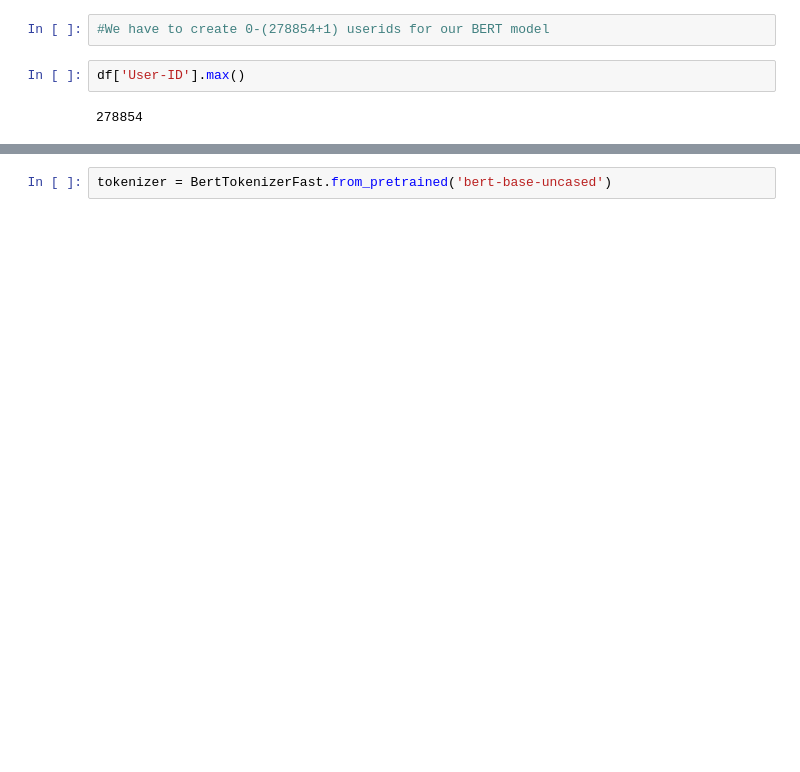
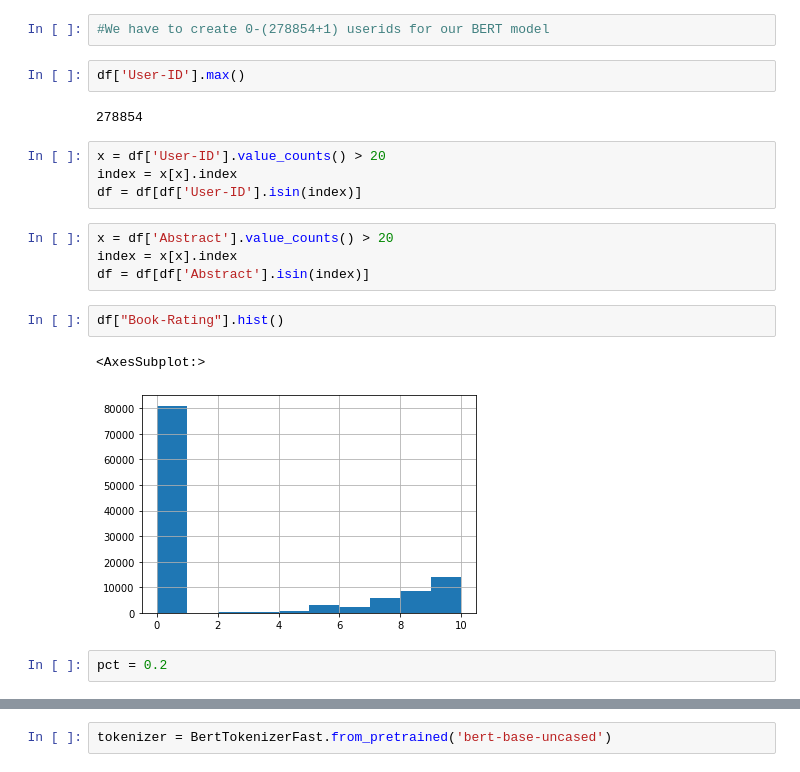
Before and after one commit to ekvall93/bookrecommendation, a Jupyter notebook: notebooks/PreProcessData-Ranker.ipynb, the cells around one changed output, grey strips where cells are left out. Saved outputs shown, nothing was run; the diff lists cells and outputs as text; blank space fills up the shorter version.

```diff
--- a/notebooks/PreProcessData-Ranker.ipynb
+++ b/notebooks/PreProcessData-Ranker.ipynb
@@ -59,3 +67,18 @@ df[df["User-ID"].isin(n_uid_reviews[(n_uid_reviews < 10)].index)]["User-ID"].val
 df['User-ID'].max()
 # %% [output]
 278854
+# %%
+x = df['User-ID'].value_counts() > 20
+index = x[x].index
+df = df[df['User-ID'].isin(index)]
+# %%
+x = df['Abstract'].value_counts() > 20
+index = x[x].index
+df = df[df['Abstract'].isin(index)]
+# %%
+df["Book-Rating"].hist()
+# %% [output]
+<AxesSubplot:>
+[figure, added]
+# %%
+pct = 0.2
```
Also changed, not shown: parts of 56 cells of this notebook, 7 other files.
